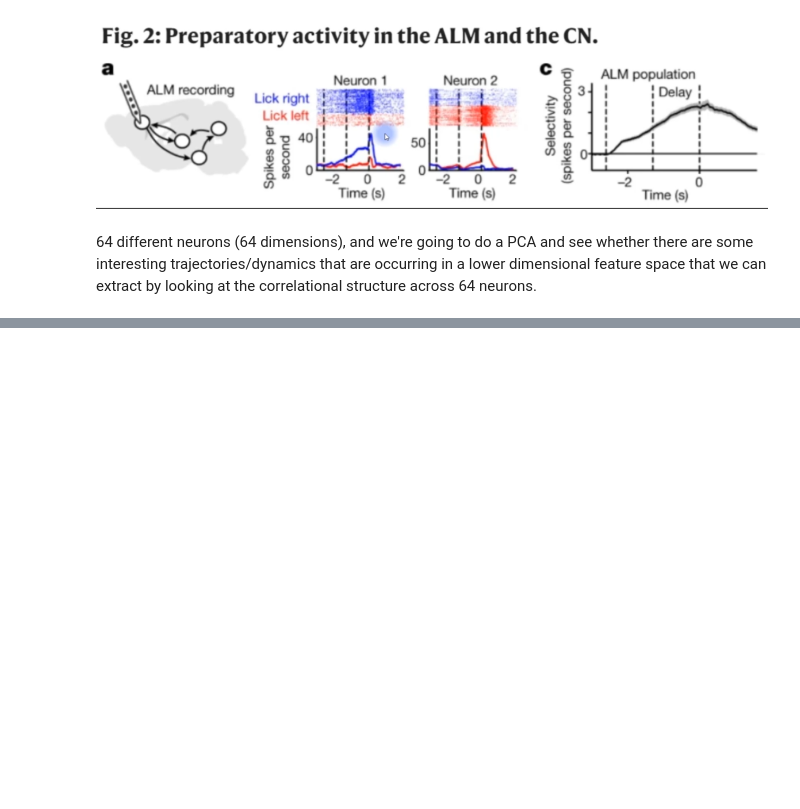
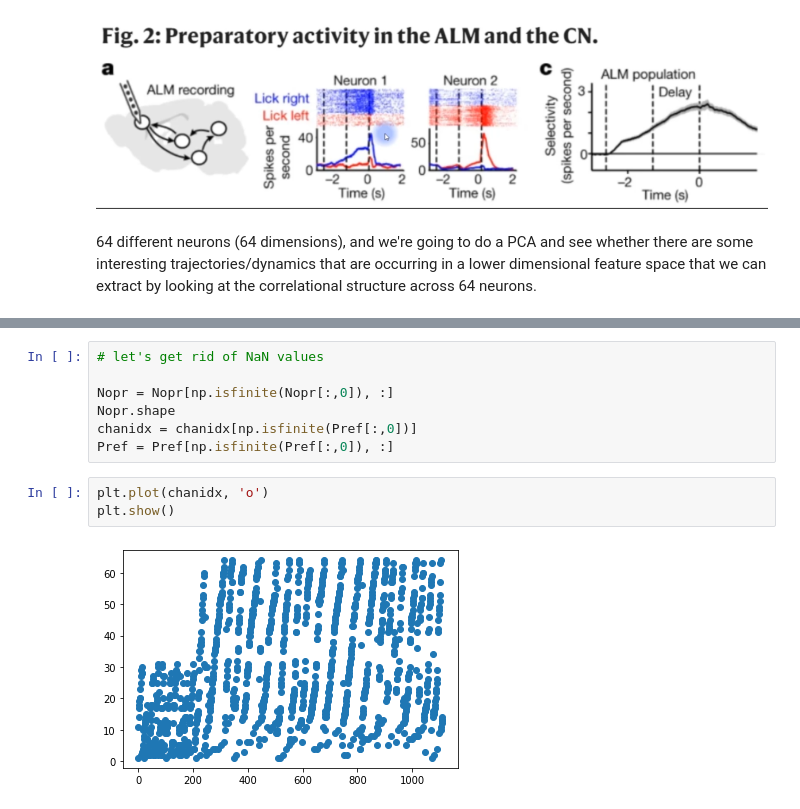
Before and after one commit to dantebarross/scientific-projects-with-python, a Jupyter notebook: Project_4_State_space_trajectories.ipynb, the cells around one changed output, grey strips where cells are left out. Cells and saved outputs as stored; diff of their text form; blank space fills up the shorter version.

```diff
--- a/Project_4_State_space_trajectories.ipynb
+++ b/Project_4_State_space_trajectories.ipynb
@@ -16,0 +97,12 @@ When there is a correlation between variable A and B, PCA try to identify the ax
+# %%
+# let's get rid of NaN values
+
+Nopr = Nopr[np.isfinite(Nopr[:,0]), :]
+Nopr.shape
+chanidx = chanidx[np.isfinite(Pref[:,0])]
+Pref = Pref[np.isfinite(Pref[:,0]), :]
+# %%
+plt.plot(chanidx, 'o')
+plt.show()
+# %% [output]
+[figure, added]
```
Also changed, not shown: parts of 35 cells of this notebook.
